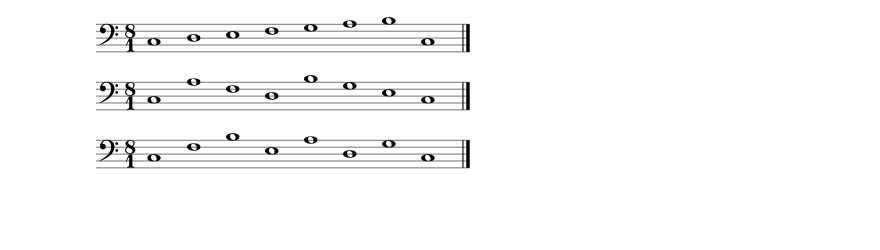
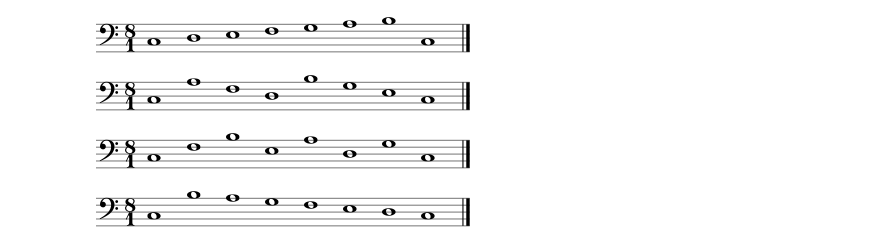
Before and after one commit to KoSv/schillinger, a Jupyter notebook: scale_cycles_obsolete.ipynb, the cells around one changed output. Cells and saved outputs as stored; diff of their text form; code cells hidden in the pictures; blank space fills up the shorter version.

```diff
--- a/scale_cycles_obsolete.ipynb
+++ b/scale_cycles_obsolete.ipynb
@@ -100,6 +106,12 @@ s = showNotes(fifts)
 s.show()
 # %% [output]
 [figure]
+# %%
+test = diatonic_cicles(scale=testscale,coef=2)
+s = showNotes(test)
+s.show()
+# %% [output]
+[figure, added]
 # %%
 # coef
 C3 = 3
```
Also changed, not shown: parts of 4 cells of this notebook, 6 other files.
